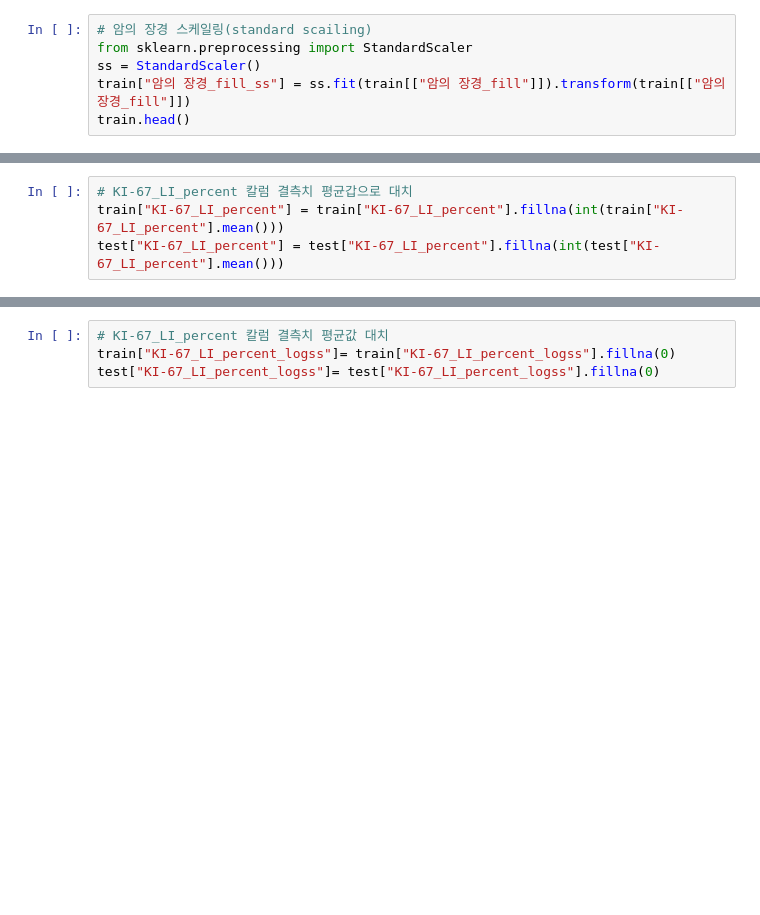
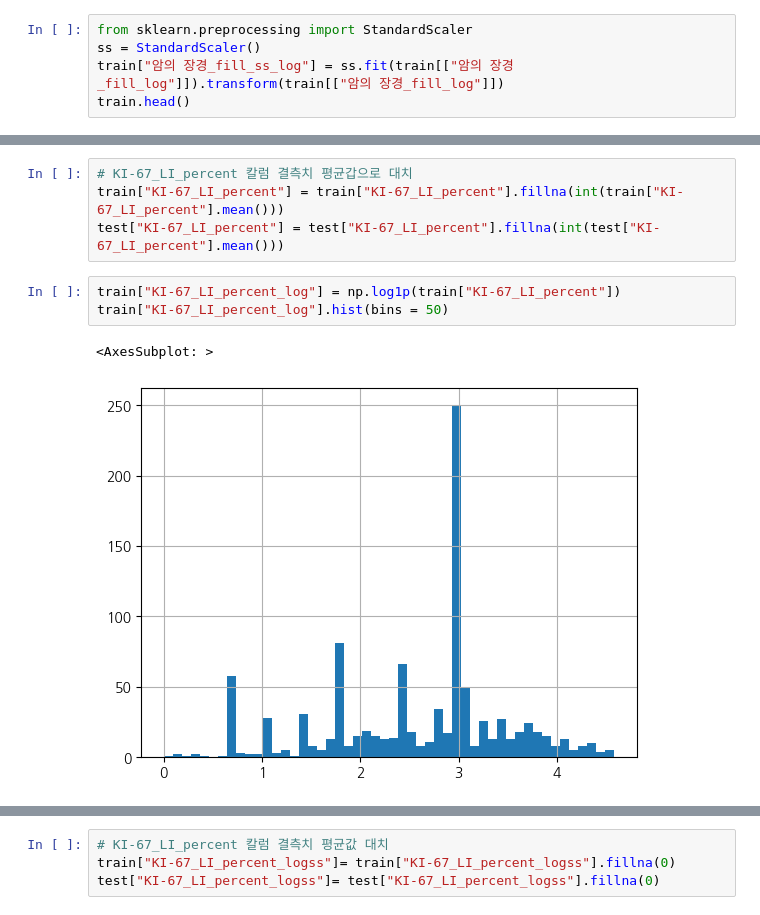
Before and after one commit to moksu27/Dacon_cancer_transfer, a Jupyter notebook: project_2.ipynb, the cells around one changed output, grey strips where cells are left out. Cells and saved outputs as stored; diff of their text form; blank space fills up the shorter version.

```diff
--- a/project_2.ipynb
+++ b/project_2.ipynb
@@ -114,8 +127,7 @@ train["암의 장경_fill"].hist(bins = 50)
 # %%
-# 암의 장경 스케일링(standard scailing)
 from sklearn.preprocessing import StandardScaler
 ss = StandardScaler()
-train["암의 장경_fill_ss"] = ss.fit(train[["암의 장경_fill"]]).transform(train[["암의 장경_fill"]])
+train["암의 장경_fill_ss_log"] = ss.fit(train[["암의 장경_fill_log"]]).transform(train[["암의 장경_fill_log"]])
 train.head()
 # %% [output]
 |  | ID | img_path | mask_path | 나이 | 수술연월일 | 진단명 | 암의 위치 | 암의 개수 | 암의 장경 | NG | ... | ... |
@@ -264,3 +253,9 @@ train["KI-67_LI_percent"].hist(bins = 50)
 # KI-67_LI_percent 칼럼 결측치 평균갑으로 대치
 train["KI-67_LI_percent"] = train["KI-67_LI_percent"].fillna(int(train["KI-67_LI_percent"].mean()))
 test["KI-67_LI_percent"] = test["KI-67_LI_percent"].fillna(int(test["KI-67_LI_percent"].mean()))
+# %%
+train["KI-67_LI_percent_log"] = np.log1p(train["KI-67_LI_percent"])
+train["KI-67_LI_percent_log"].hist(bins = 50)
+# %% [output]
+<AxesSubplot: >
+[figure, added]
```
Also changed, not shown: parts of 29 cells of this notebook, 1 other file.
